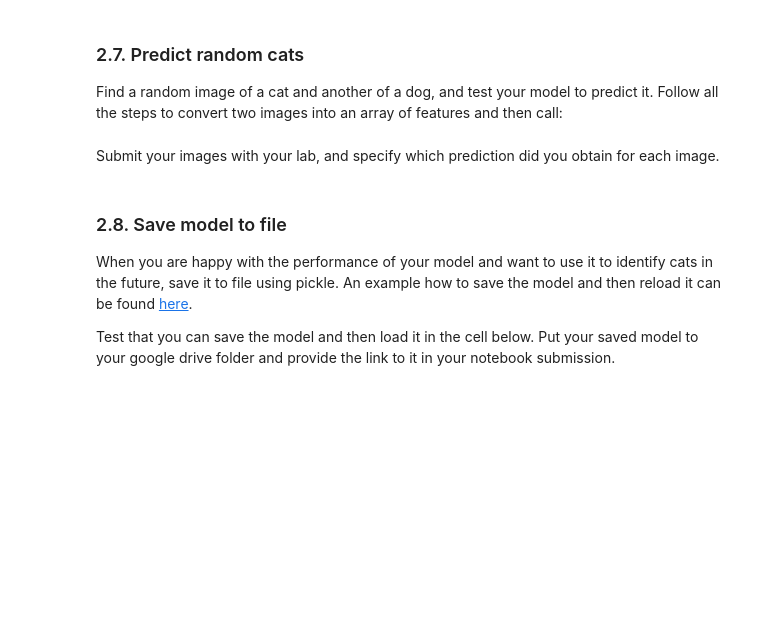
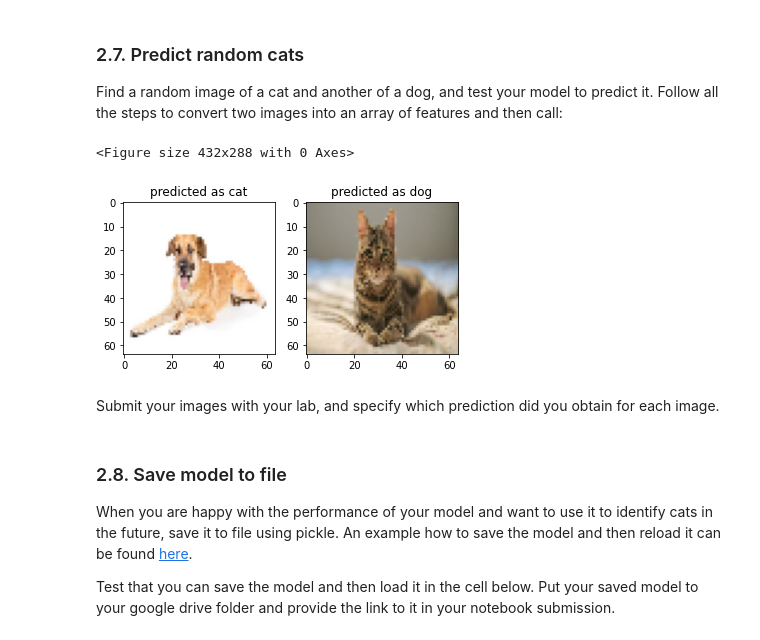
Before and after one commit to The2018/ml_cats_dogs_lab, a Jupyter notebook: cats_lab.ipynb, the cells around one changed output. Drawn from its saved outputs; the diff is of its cells as text; code cells hidden in the pictures; blank space fills up the shorter version.

```diff
--- a/cats_lab.ipynb
+++ b/cats_lab.ipynb
@@ -112,7 +112,7 @@ Each image is represented as a $64*64$ matrix of pixels, and for each pixel we h
 Now we create training sets for cats and for dogs and then concatenate 2 sets into a single `X_train` dataset of features.
 # %%
 # image dimensions: using 32x32 pixels just for speed
-d = 32
+d = 64
 X_train_orig = np.zeros((8000, d, d, 3), dtype='float32')
 for i in range(4000):
     path = train_cats_files[i]
@@ -217,7 +217,7 @@ for i in range(1000):
     img = preprocessing.image.load_img(test_cats_files[i], target_size=(d, d))
     X_test_orig[i] = preprocessing.image.img_to_array(img)
 
-for i in range(1001, 2000):
+for i in range(1000, 2000):
     img = preprocessing.image.load_img(test_dogs_files[i-1000], target_size=(d, d))
     X_test_orig[i] = preprocessing.image.img_to_array(img)
 
@@ -273,3 +277,32 @@ Y_new = model.predict(X_new)
+# %%
+d = 64
+
+test_dir = "./"
+test_path_files = []
+for path in os.listdir(test_dir):
+    if ".jpg" in path:
+        test_path_files.append(os.path.join(test_dir,path))
+
+img_arr = np.zeros((2, d, d, 3), dtype='float32')
+for i in range(2):
+    img = preprocessing.image.load_img(test_path_files[i], target_size=(d, d))
+    img_arr[i] = preprocessing.image.img_to_array(img)
+
+X_new = img_arr.reshape(2,-1)
+Y_new = logreg.predict(X_new)
+
+display = ['dog','cat']
+%matplotlib inline
+
+plt.figure()
+f, axarr = plt.subplots(1,2)
+
+for i in range(2):
+    axarr[i].imshow(np.uint8(img_arr[i]))
+    axarr[i].set_title("predicted as "+display[int(Y_new[i])])
+# %% [output]
+<Figure size 432x288 with 0 Axes>
+[figure, added]
 # %% [markdown]
 Submit your images with your lab, and specify which prediction did you obtain for each image.
 # %% [markdown]
```
Also changed, not shown: parts of 9 cells of this notebook, 3 other files.
